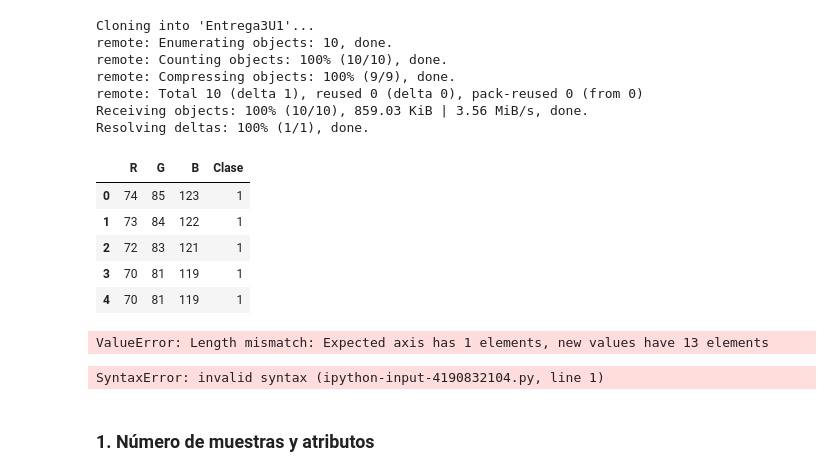
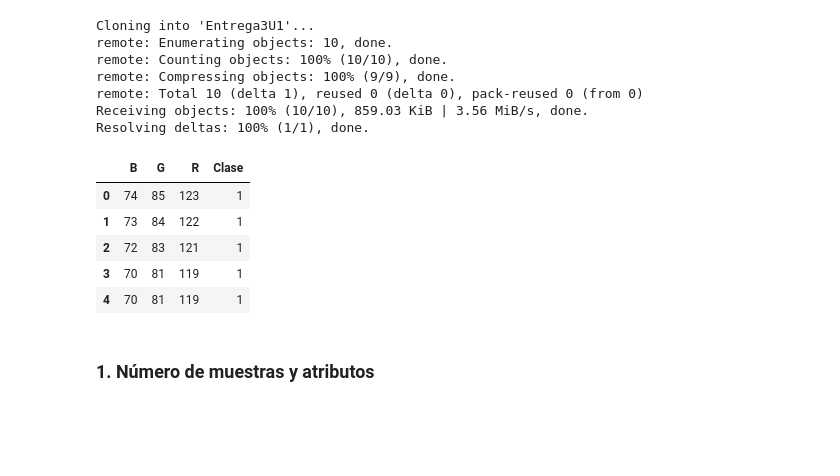
Before and after one commit to marioleandrovanegas/Entrega3U1, a Jupyter notebook: MD/Grupo6_Unidad1_Modulo3.ipynb, the cells around one changed output. Cells and saved outputs as stored; diff of their text form; code cells hidden in the pictures; blank space fills up the shorter version.

```diff
--- a/MD/Grupo6_Unidad1_Modulo3.ipynb
+++ b/MD/Grupo6_Unidad1_Modulo3.ipynb
@@ -66,55 +53,14 @@ import matplotlib.pyplot as plt
 # %%
 df = pd.read_csv("/content/Entrega3U1/Skin_NonSkin.txt", sep='\s+', header = None)
 #Asignamos los nomobres de las columnas según recomendación de los autores de la base de datos.
-df.columns = ["R","G","B","Clase"]
+df.columns = ["B","G","R","Clase"]
 df.head()
 # %% [output]
-|  | R | G | B | Clase |
+|  | B | G | R | Clase |
 | 0 | 74 | 85 | 123 | 1 |
 | 1 | 73 | 84 | 122 | 1 |
 | 2 | 72 | 83 | 121 | 1 |
 | 3 | 70 | 81 | 119 | 1 |
 | 4 | 70 | 81 | 119 | 1 |
-# %%
-# Carga de librerías y lectura del archivo que contiene los datos
-
-import numpy as np
-import pandas as pd
-import sklearn as sk
-import seaborn as sns
-import matplotlib.pyplot as plt
-
-# Carga del conjunto de datos original
-echocardiogram_url = "https://archive.ics.uci.edu/dataset/229/skin+segmentation"
-data_echo = pd.read_csv(echocardiogram_url, header=None, on_bad_lines='skip', na_values="?")
-
-# Asigna los nombres de las columnas
-# La columna llamada alive_at_1 es el atributo a predecir, que según la base de datos indica la sobrevivencia del paciente
-# al menos un año después del infarto
-data_echo.columns = ['survival', 'still-alive', 'age-at-heart-attack', 'pericardial-effusion',
-                          'fractional-shortening', 'epss', 'lvdd', 'wall-motion-score',
-                          'wall-motion-index', 'mult', 'name', 'group', 'alive-at-1']
-
-data_echo.head()
-# %% [output]
-ValueError: Length mismatch: Expected axis has 1 elements, new values have 13 elements
-# %%
-
-from ucimlrepo import fetch_ucirepo
-
-# fetch dataset
-skin_segmentation = fetch_ucirepo(id=229)
-
-# data (as pandas dataframes)
-X = skin_segmentation.data.features
-y = skin_segmentation.data.targets
-
-# metadata
-print(skin_segmentation.metadata)
-
-# variable information
-print(skin_segmentation.variables)
-# %% [output]
-SyntaxError: invalid syntax (ipython-input-4190832104.py, line 1)
 # %% [markdown]
 ### **1. Número de muestras y atributos**
```
Also changed, not shown: parts of 17 cells of this notebook.
